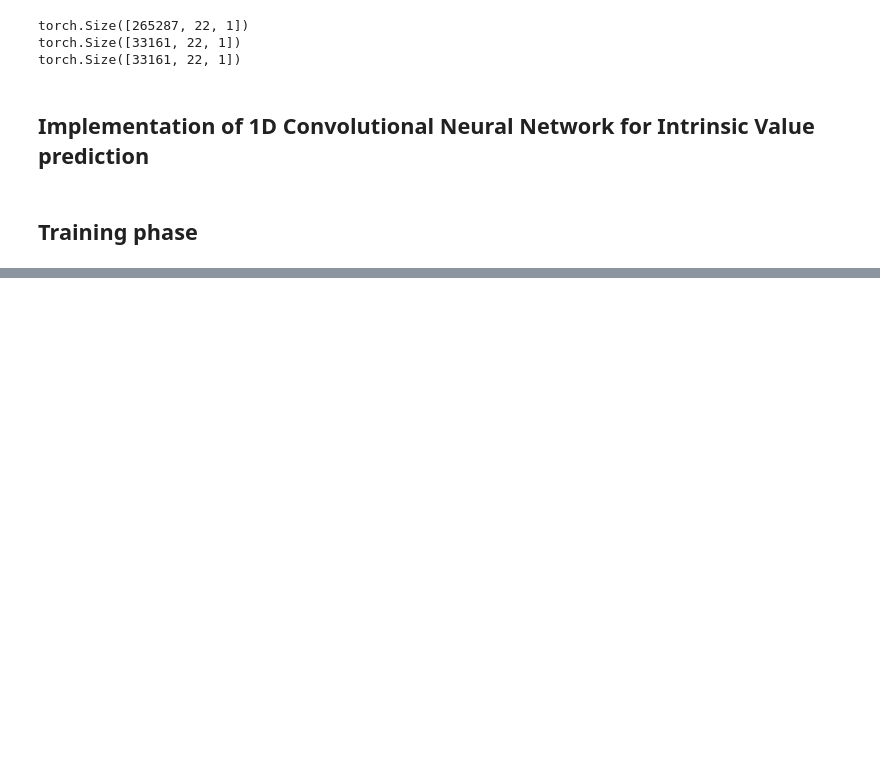
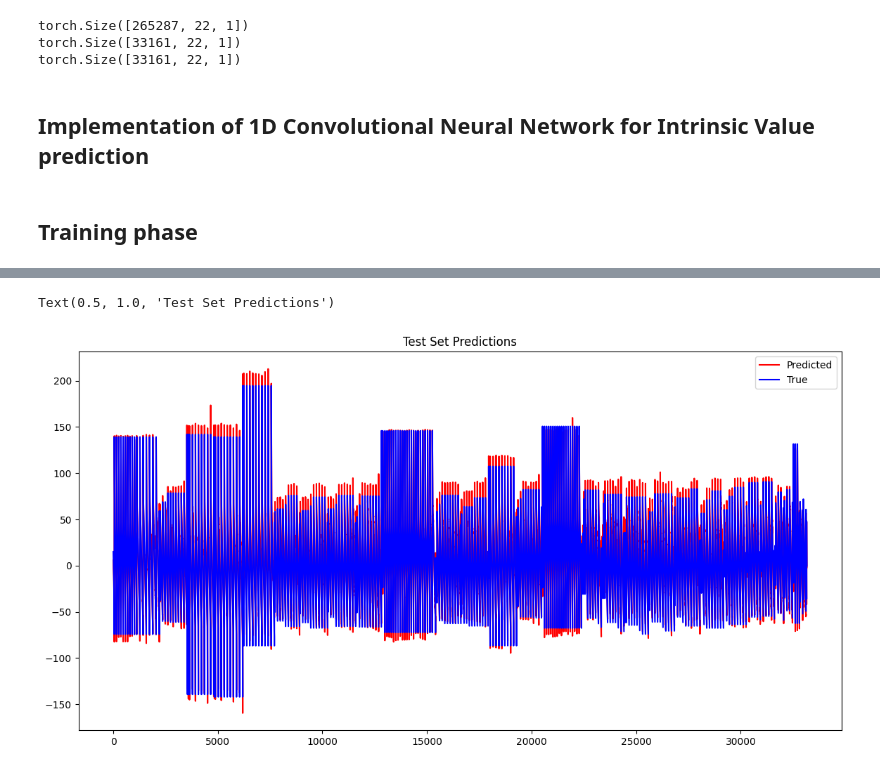
Before and after one commit to Yichen-Wang-2003/24W-PIC16B-Group4, a Jupyter notebook: oneD_Conv.ipynb, the cells around one changed output, grey strips where cells are left out. Saved outputs shown, nothing was run; the diff lists cells and outputs as text; code cells hidden in the pictures; blank space fills up the shorter version.

Commit message:
Finalized version Model, no further modification

```diff
--- a/oneD_Conv.ipynb
+++ b/oneD_Conv.ipynb
@@ -19,7 +11,6 @@ please provide us feedback at https://github.com/pandas-dev/pandas/issues/54466
 # %%
 # Read in the data from the database
-conn = sqlite3.connect('/Users/ningsam/Desktop/Winter_2024/24W-PIC16B-Group4/data/tables.db')
-# show database content
+conn = sqlite3.connect('C:\\Users\\xz\\Desktop\\1DConv\\24W-PIC16B-Group4\\data\\tables.db')
 cursor = conn.cursor()
 cursor.execute("SELECT name FROM sqlite_master WHERE type='table';")
 print(cursor.fetchall())
@@ -235,15 +230,11 @@ class Convolution1D(nn.Module):
 from torch import optim
 
 model = Convolution1D()
-# criterion = nn.MSELoss()
-# optimizer = optim.Adam(model.parameters(), lr=0.01)
-# X_train = X_train.unsqueeze(1)
-# y_train = y_train.unsqueeze(1)
 criterion = nn.MSELoss()
 optimizer = torch.optim.Adam(model.parameters(), lr=1e-2, weight_decay=1e-4)
 device = torch.device('cuda' if torch.cuda.is_available() else 'cpu')
 # For early stopping
-patience = 20
+patience = 15
 optimal_val_loss = np.inf
 current_patience = 0
 # Training phase
@@ -263,7 +254,7 @@ for epoch in range(num_epochs):
     # Validation phase
     model.eval()
     with torch.no_grad():
-        val_outputs = model(X_val)
+        val_outputs = model(X_val).squeeze(-1)
         val_loss = criterion(val_outputs, y_val)
         # Early stopping
         if val_loss < optimal_val_loss:
@@ -278,6 +269,6 @@ for epoch in range(num_epochs):
                 model.load_state_dict(torch.load('best_model.pt'))
                 break
 
-    if (epoch+1) % 10 == 0:
+    if (epoch+1) % 1 == 0:
         print(f'Epoch [{epoch+1}/{num_epochs}], Loss: {loss.item()}, Val Loss: {val_loss.item()}')
 # %% [output]
@@ -285,12 +292,13 @@ Epoch [10/100], Loss: 4834.62841796875, Val Loss: 1826.338623046875
 # %%
 model.eval()
 with torch.no_grad():
-    predictions = model(X_test)
+    predictions = model(X_test).squeeze(-1)
     test_loss = criterion(predictions, y_test)
     print(f'Test Loss: {test_loss.item()}')
 criterion = torch.nn.MSELoss()
 mse_loss = criterion(predictions, y_test)
 print(f"MSE Loss: {mse_loss.item()}")
+print(f"RMSE Loss: {(mse_loss.item()**(0.5))}")
 # R2 score
 from sklearn.metrics import r2_score
 r2 = r2_score(y_test, predictions)
@@ -299,0 +311,10 @@ NameError: name 'model' is not defined
+# %%
+import matplotlib.pyplot as plt
+plt.figure(figsize=(14,7))
+plt.plot(predictions, label='Predicted',color = 'red')
+plt.plot(y_test, label = "True", color = 'blue')
+plt.legend()
+plt.title('Test Set Predictions')
+# %% [output]
+Text(0.5, 1.0, 'Test Set Predictions')
+[figure, added]
```
Also changed, not shown: parts of 5 cells of this notebook.
